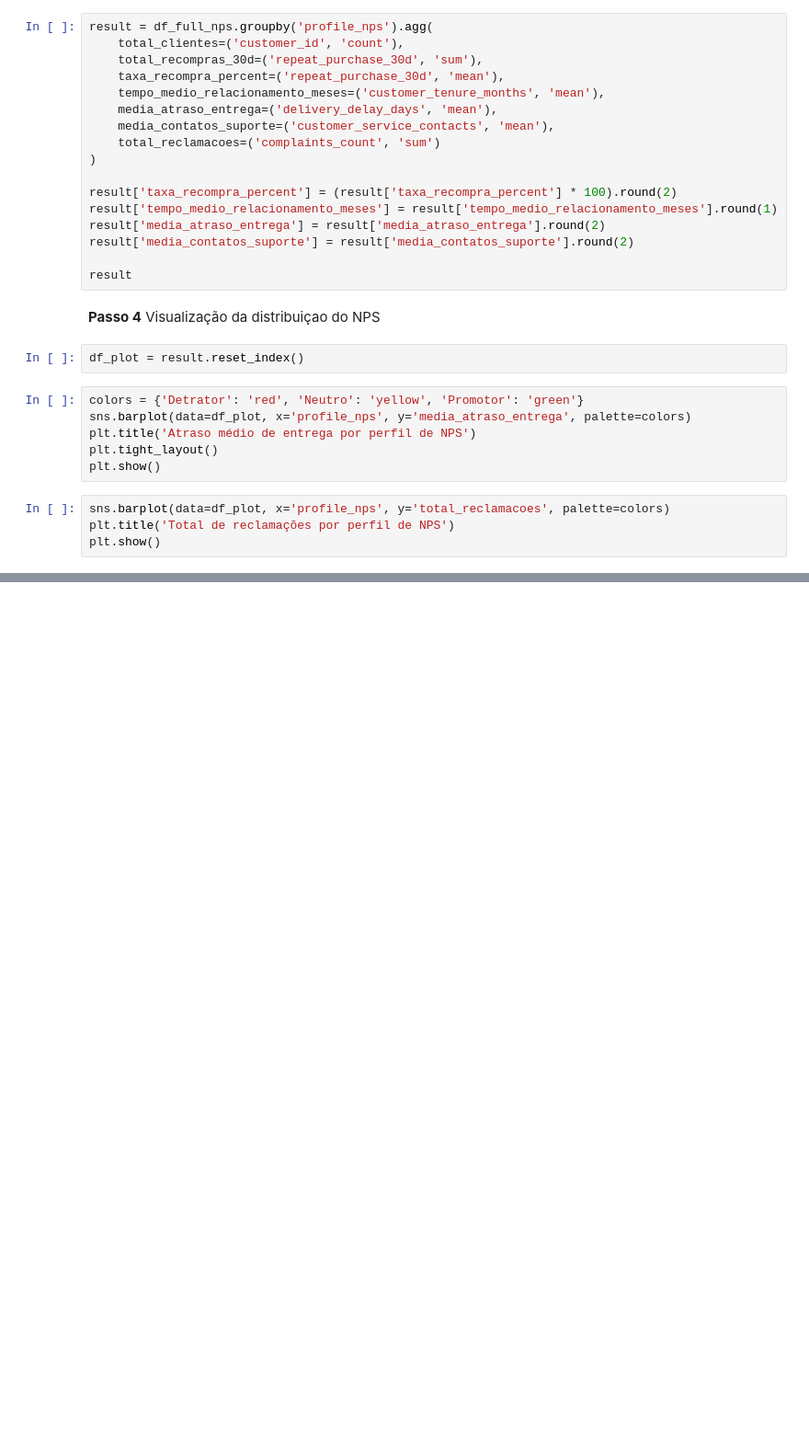
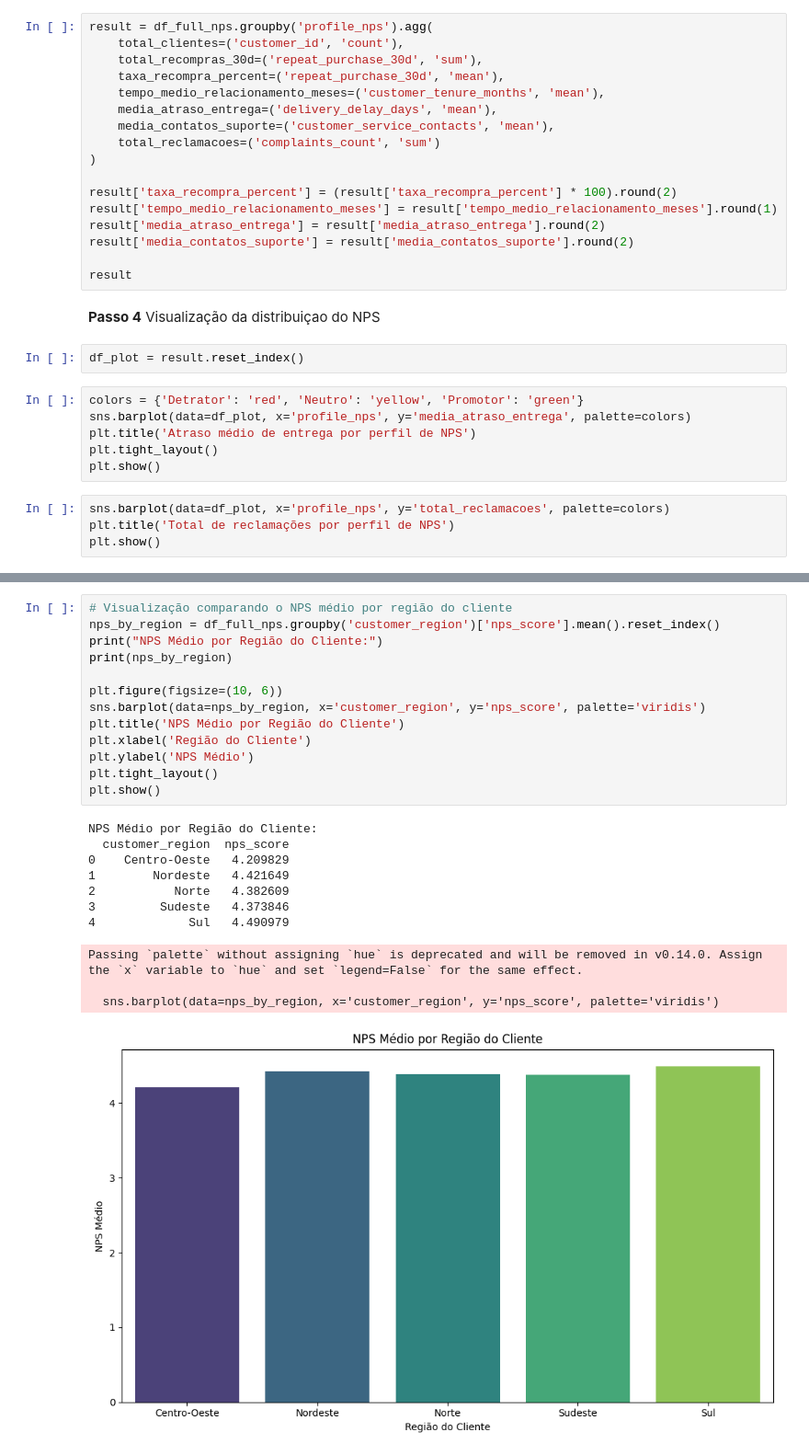
Before and after one commit to vanessahay/1IAST-TechChallenge, a Jupyter notebook: Notebook/01_eda_csv_toPandas.ipynb, the cells around one changed output, grey strips where cells are left out. Shown at 92% size. Saved outputs shown, nothing was run; the diff lists cells and outputs as text; blank space fills up the shorter version.

```diff
--- a/Notebook/01_eda_csv_toPandas.ipynb
+++ b/Notebook/01_eda_csv_toPandas.ipynb
@@ -201,4 +199,29 @@ plt.show()
 print(nps_por_atraso)
+# %%
+# Visualização comparando o NPS médio por região do cliente
+nps_by_region = df_full_nps.groupby('customer_region')['nps_score'].mean().reset_index()
+print("NPS Médio por Região do Cliente:")
+print(nps_by_region)
+
+plt.figure(figsize=(10, 6))
+sns.barplot(data=nps_by_region, x='customer_region', y='nps_score', palette='viridis')
+plt.title('NPS Médio por Região do Cliente')
+plt.xlabel('Região do Cliente')
+plt.ylabel('NPS Médio')
+plt.tight_layout()
+plt.show()
+# %% [output]
+NPS Médio por Região do Cliente:
+  customer_region  nps_score
+0    Centro-Oeste   4.209829
+1        Nordeste   4.421649
+2           Norte   4.382609
+3         Sudeste   4.373846
+4             Sul   4.490979
+Passing `palette` without assigning `hue` is deprecated and will be removed in v0.14.0. Assign the `x` variable to `hue` and set `legend=False` for the same effect.
+
+  sns.barplot(data=nps_by_region, x='customer_region', y='nps_score', palette='viridis')
+[figure, added]
 # %%
 # Visualização comparando dias de atraso na entrega com a região da compra
 plt.figure(figsize=(10, 6))
```
Also changed, not shown: parts of 5 cells of this notebook.
